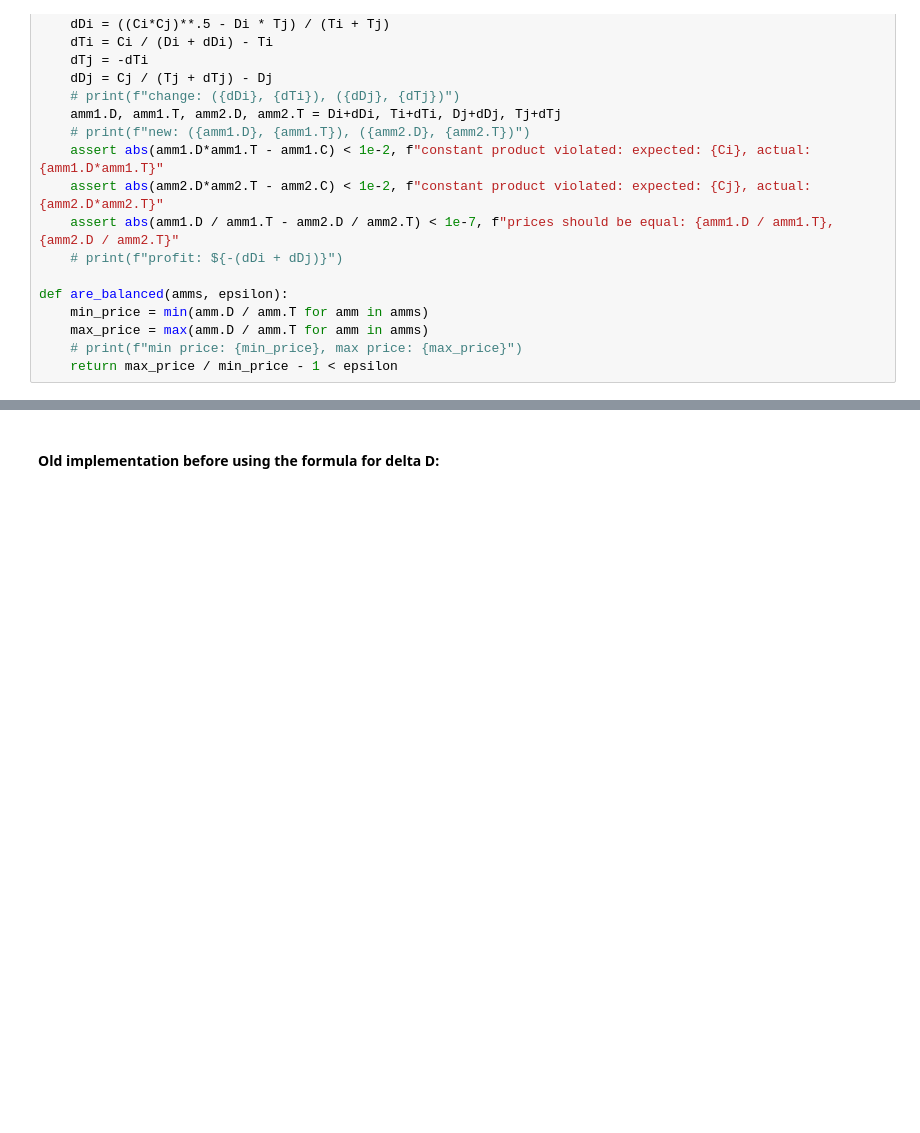
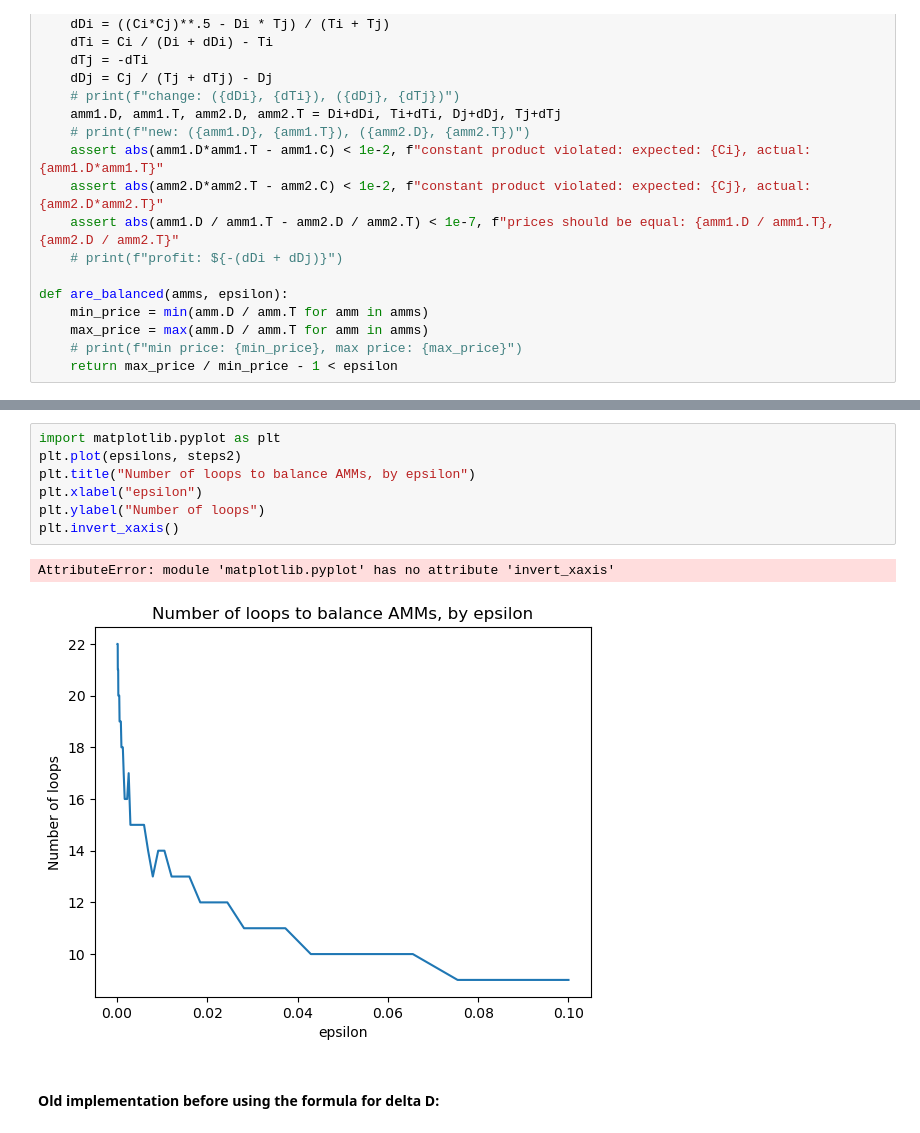
Before and after one commit to samdevo/AMM-experiments, a Jupyter notebook: cpmm_sim.ipynb, the cells around one changed output, grey strips where cells are left out. Saved outputs shown, nothing was run; the diff lists cells and outputs as text; blank space fills up the shorter version.

```diff
--- a/cpmm_sim.ipynb
+++ b/cpmm_sim.ipynb
@@ -57,3 +93,13 @@ Text(0, 0.5, 'Number of loops')
+# %%
+import matplotlib.pyplot as plt
+plt.plot(epsilons, steps2)
+plt.title("Number of loops to balance AMMs, by epsilon")
+plt.xlabel("epsilon")
+plt.ylabel("Number of loops")
+plt.invert_xaxis()
+# %% [output]
+AttributeError: module 'matplotlib.pyplot' has no attribute 'invert_xaxis'
+[figure, added]
 # %% [markdown]
 #### Old implementation before using the formula for delta D:
 # %%
```
Also changed, not shown: parts of 4 cells of this notebook.
